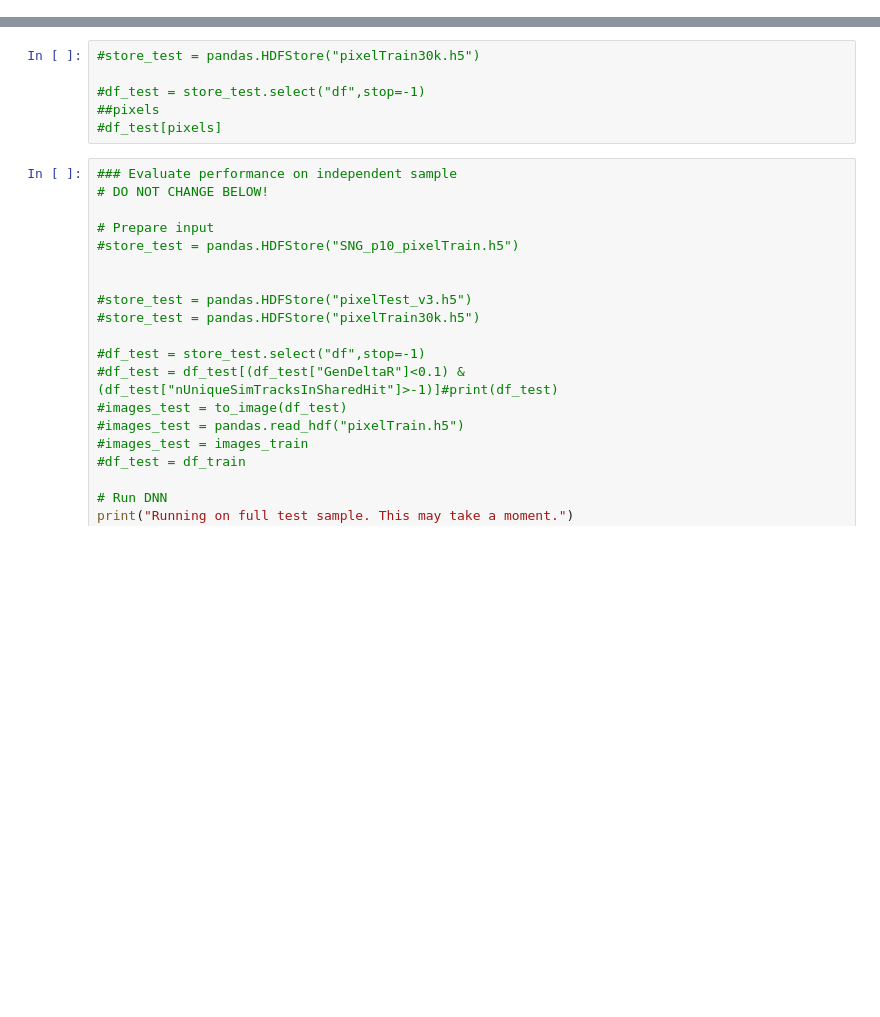
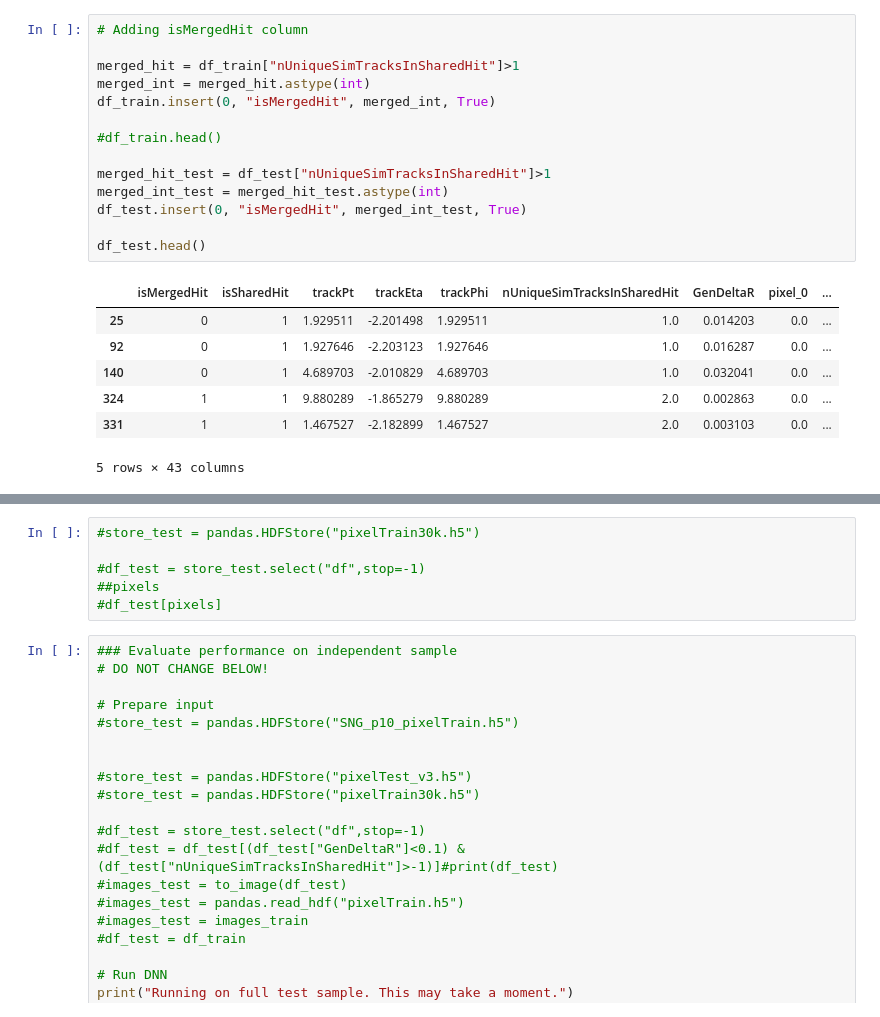
Before and after one commit to nhaubrich/MergedHits, a Jupyter notebook: do_merged.ipynb, the cells around one changed output, grey strips where cells are left out. Cells and saved outputs as stored; diff of their text form; blank space fills up the shorter version.

```diff
--- a/do_merged.ipynb
+++ b/do_merged.ipynb
@@ -42,0 +82,22 @@ images_test = to_image(df_test)
+# %%
+# Adding isMergedHit column
+
+merged_hit = df_train["nUniqueSimTracksInSharedHit"]>1
+merged_int = merged_hit.astype(int)
+df_train.insert(0, "isMergedHit", merged_int, True)
+
+#df_train.head()
+
+merged_hit_test = df_test["nUniqueSimTracksInSharedHit"]>1
+merged_int_test = merged_hit_test.astype(int)
+df_test.insert(0, "isMergedHit", merged_int_test, True)
+
+df_test.head()
+# %% [output]
+|  | isMergedHit | isSharedHit | trackPt | trackEta | trackPhi | nUniqueSimTracksInSharedHit | GenDeltaR | pixel_0 | ... |
+| 25 | 0 | 1 | 1.929511 | -2.201498 | 1.929511 | 1.0 | 0.014203 | 0.0 | ... |
+| 92 | 0 | 1 | 1.927646 | -2.203123 | 1.927646 | 1.0 | 0.016287 | 0.0 | ... |
+| 140 | 0 | 1 | 4.689703 | -2.010829 | 4.689703 | 1.0 | 0.032041 | 0.0 | ... |
+| 324 | 1 | 1 | 9.880289 | -1.865279 | 9.880289 | 2.0 | 0.002863 | 0.0 | ... |
+| 331 | 1 | 1 | 1.467527 | -2.182899 | 1.467527 | 2.0 | 0.003103 | 0.0 | ... |
+5 rows × 43 columns
```
Also changed, not shown: parts of 22 cells of this notebook.
